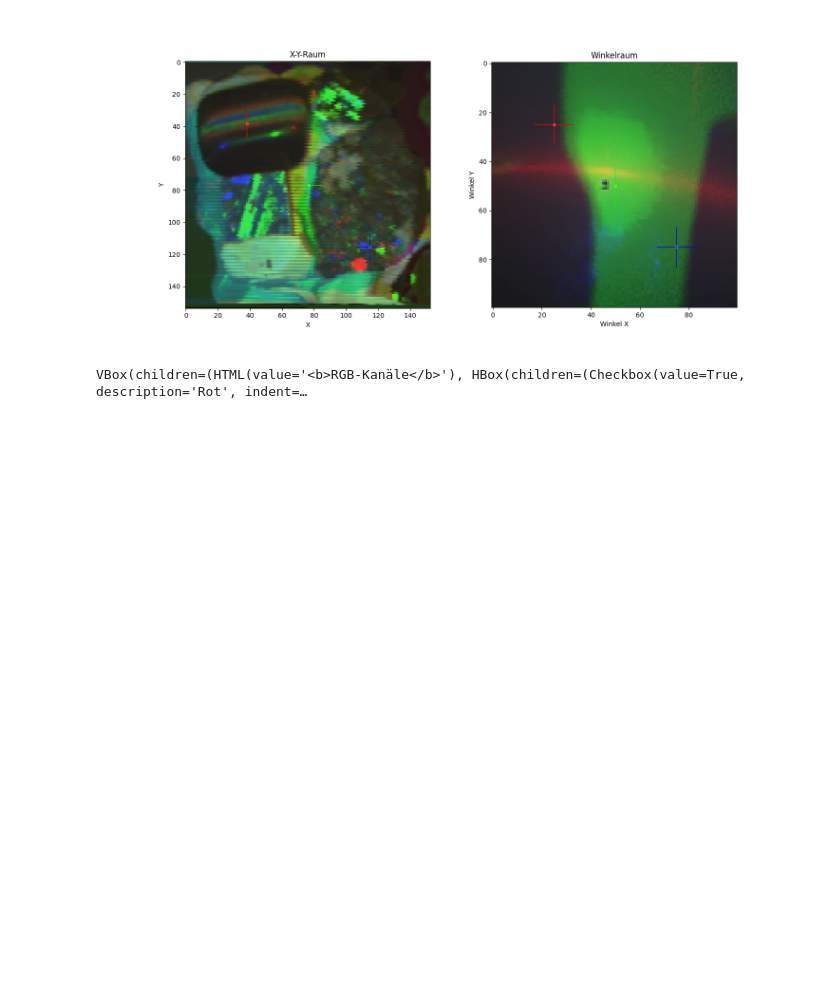
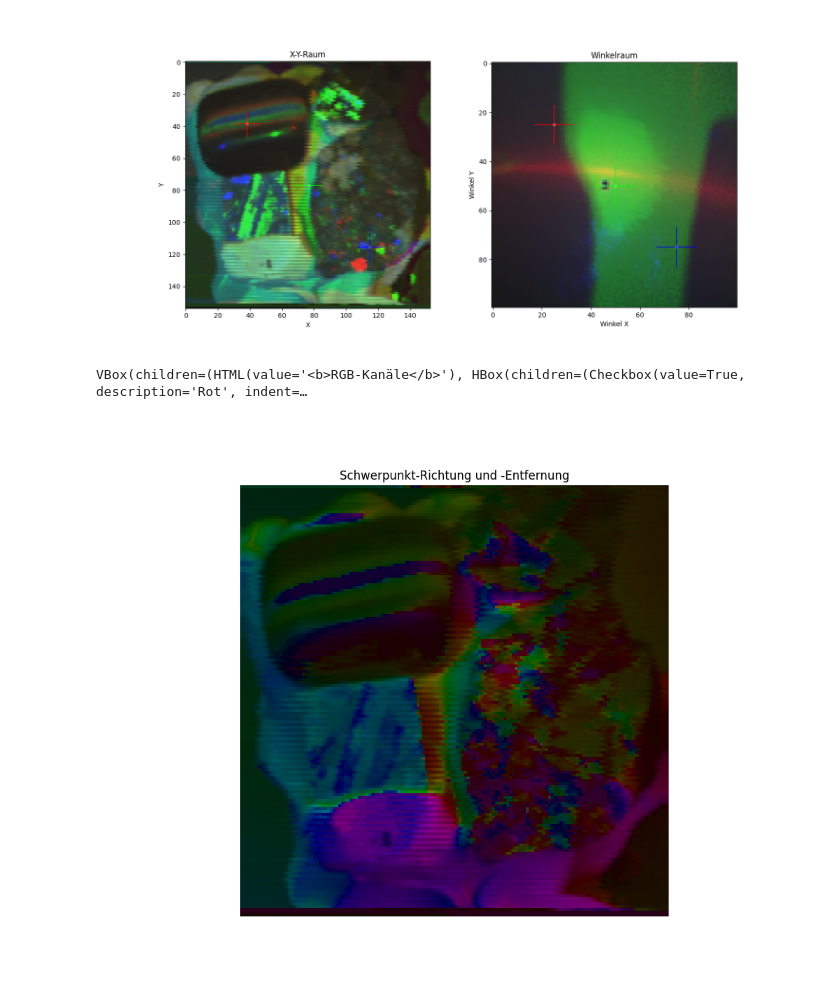
Before and after one commit to fjangfaragesh/Laserflex, a Jupyter notebook: tools/video_extract/process.ipynb, the cells around one changed output. Cells and saved outputs as stored; diff of their text form; code cells hidden in the pictures; blank space fills up the shorter version.

Commit message:
Schwerpunkte

```diff
--- a/tools/video_extract/process.ipynb
+++ b/tools/video_extract/process.ipynb
@@ -47,3 +47,46 @@ show_output_ui(laserFlexData)
 VBox(children=(HTML(value='<b>RGB-Kanäle</b>'), HBox(children=(Checkbox(value=True, description='Rot', indent=…
 [figure]
 VBox(children=(HTML(value='<b>RGB-Kanäle</b>'), HBox(children=(Checkbox(value=True, description='Rot', indent=…
+# %%
+import numpy as np
+import matplotlib.pyplot as plt
+import matplotlib.colors as mcolors
+
+def show_features(features, means):
+    """
+    features: Array mit Shape (5, height, width)
+
+    Feature 3: Schwerpunkt X, normiert auf 0..1
+    Feature 4: Schwerpunkt Y, normiert auf 0..1
+    """
+
+    height, width = features.shape[1:]
+
+    x = features[3] - np.mean(features[3])
+    y = features[4] - np.mean(features[4])
+
+    # Abstand und Winkel relativ zur Bildmitte
+    dx = x - 0.5
+    dy = y - 0.5
+
+    distance = np.sqrt(dx**2 + dy**2)
+    angle = np.arctan2(dy, dx)
+
+    # HSV-Kanäle
+    hue = (angle + np.pi) / (2 * np.pi)
+    saturation = np.clip(distance / np.sqrt(0.5**2 + 0.5**2), 0, 1)
+    value = means/255.0
+
+    hsv = np.stack([hue, saturation, value], axis=-1)
+    rgb = mcolors.hsv_to_rgb(hsv)
+
+
+    plt.figure(figsize=(10, 8))
+    plt.imshow(rgb)
+    plt.title("Schwerpunkt-Richtung und -Entfernung")
+    plt.axis("off")
+    plt.show()
+# %%
+show_features(laserFlexData.output.getImageFeatures(), np.mean(laserFlexData.output.getImageColors(),axis=2))
+# %% [output]
+[figure, added]
```
Also changed, not shown: parts of 1 cell of this notebook, 1 other file.
